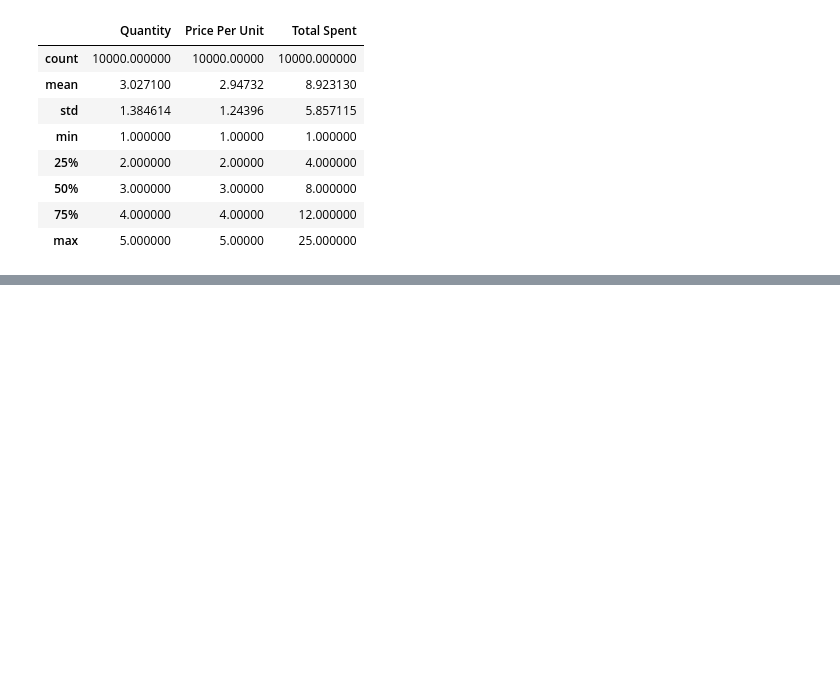
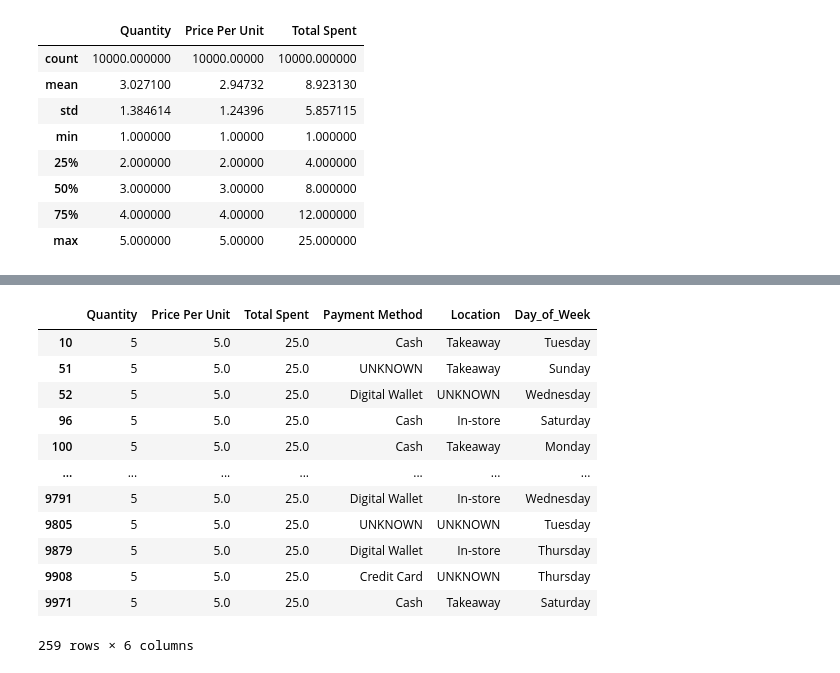
Before and after one commit to dewang002/EDA_Cafe, a Jupyter notebook: EDA_cafe_data.ipynb, the cells around one changed output, grey strips where cells are left out. Cells and saved outputs as stored; diff of their text form; code cells hidden in the pictures; blank space fills up the shorter version.

Commit message:
removed some outlier ued IQR

```diff
--- a/EDA_cafe_data.ipynb
+++ b/EDA_cafe_data.ipynb
@@ -127,0 +136,17 @@ df.describe()
+# %%
+outlier = df[df['Total Spent'] == 25]
+outlier
+# %% [output]
+|  | Quantity | Price Per Unit | Total Spent | Payment Method | Location | Day_of_Week |
+| 10 | 5 | 5.0 | 25.0 | Cash | Takeaway | Tuesday |
+| 51 | 5 | 5.0 | 25.0 | UNKNOWN | Takeaway | Sunday |
+| 52 | 5 | 5.0 | 25.0 | Digital Wallet | UNKNOWN | Wednesday |
+| 96 | 5 | 5.0 | 25.0 | Cash | In-store | Saturday |
+| 100 | 5 | 5.0 | 25.0 | Cash | Takeaway | Monday |
+| ... | ... | ... | ... | ... | ... | ... |
+| 9791 | 5 | 5.0 | 25.0 | Digital Wallet | In-store | Wednesday |
+| 9805 | 5 | 5.0 | 25.0 | UNKNOWN | UNKNOWN | Tuesday |
+| 9879 | 5 | 5.0 | 25.0 | Digital Wallet | In-store | Thursday |
+| 9908 | 5 | 5.0 | 25.0 | Credit Card | UNKNOWN | Thursday |
+| 9971 | 5 | 5.0 | 25.0 | Cash | Takeaway | Saturday |
+259 rows × 6 columns
```
Also changed, not shown: parts of 5 cells of this notebook.
